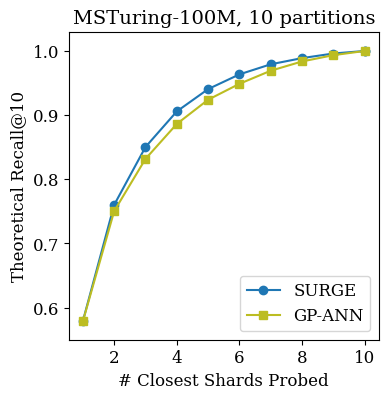
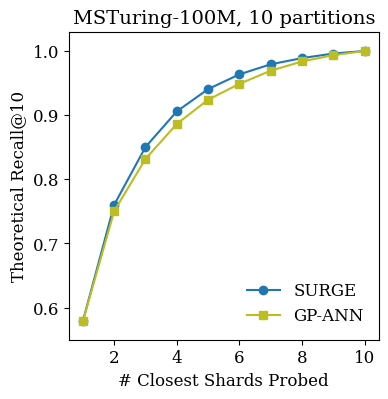
The notebook cell's code change between the first figure and the second:
--- before
+++ after
@@ -14,5 +14,5 @@
 plt.ylabel("Theoretical Recall@10")
 plt.title("MSTuring-100M, 10 partitions")
-plt.legend(loc="lower right")
+plt.legend(loc="lower right", frameon=False)
 
 # plt.grid(True, which="both", linestyle="--", linewidth=0.5)

Commit: updated figs